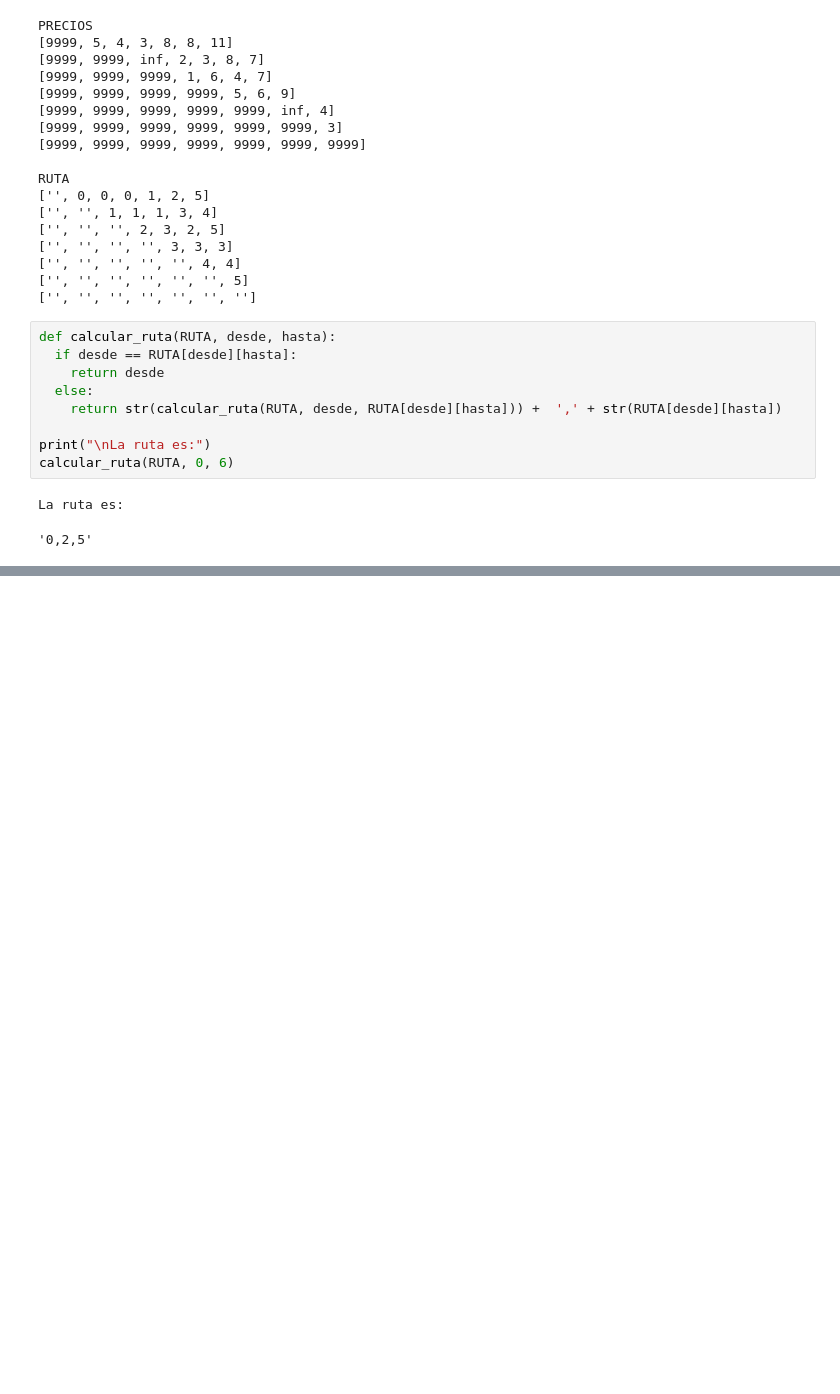
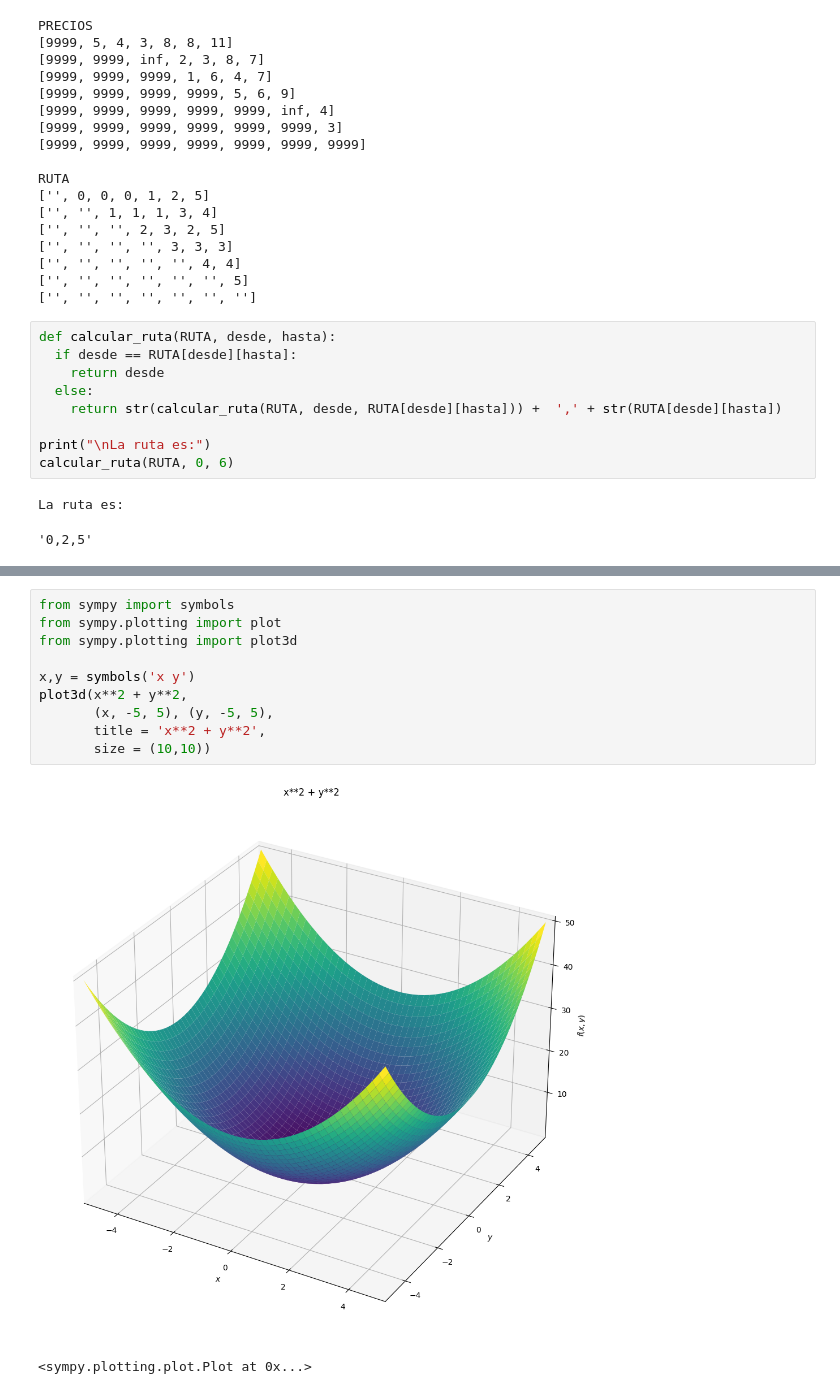
Before and after one commit to JoseJesusLaCasaNieto/03MIAR---Algoritmos-de-Optimizacion---2024, a Jupyter notebook: Actividad_Guiada_2/JoseJesusLaCasaNieto_AG2.ipynb, the cells around one changed output, grey strips where cells are left out. Drawn from its saved outputs; the diff is of its cells as text; blank space fills up the shorter version.

```diff
--- a/Actividad_Guiada_2/JoseJesusLaCasaNieto_AG2.ipynb
+++ b/Actividad_Guiada_2/JoseJesusLaCasaNieto_AG2.ipynb
@@ -91,0 +191,13 @@ La ruta es:
+# %%
+from sympy import symbols
+from sympy.plotting import plot
+from sympy.plotting import plot3d
+
+x,y = symbols('x y')
+plot3d(x**2 + y**2,
+       (x, -5, 5), (y, -5, 5),
+       title = 'x**2 + y**2',
+       size = (10,10))
+# %% [output]
+[figure, added]
+<sympy.plotting.plot.Plot at 0x...>
```
Also changed, not shown: parts of 9 cells of this notebook.
